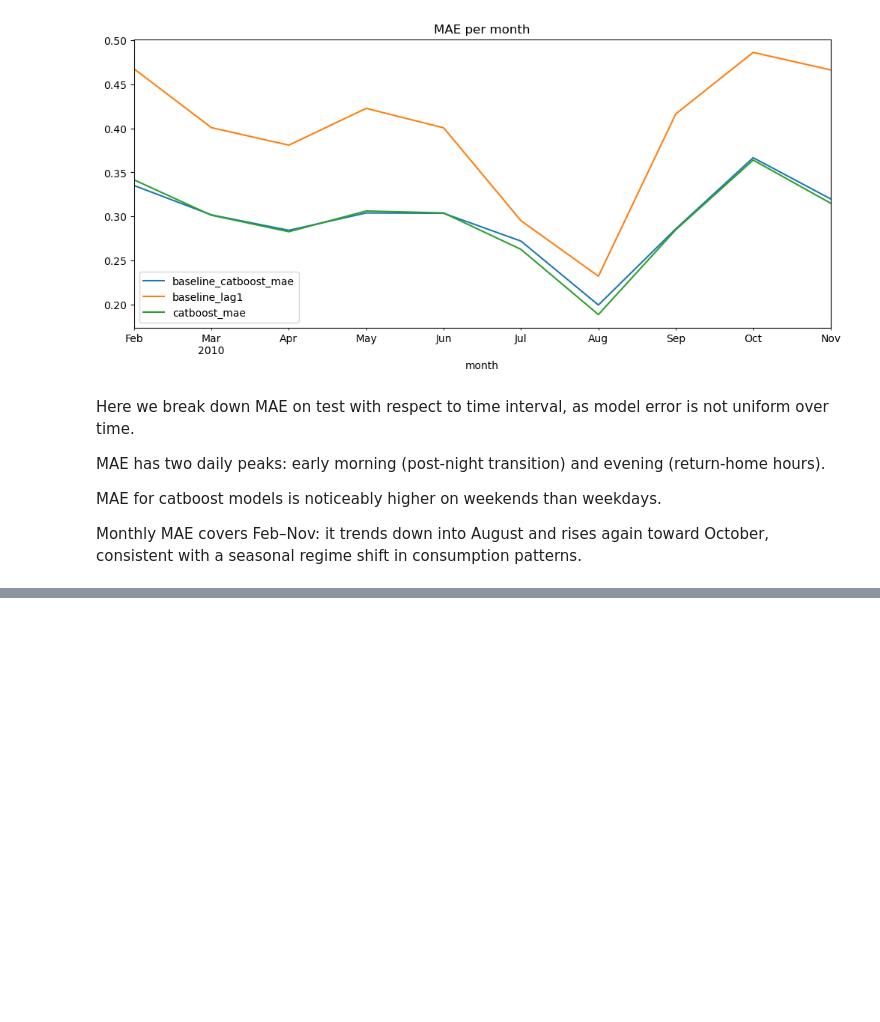
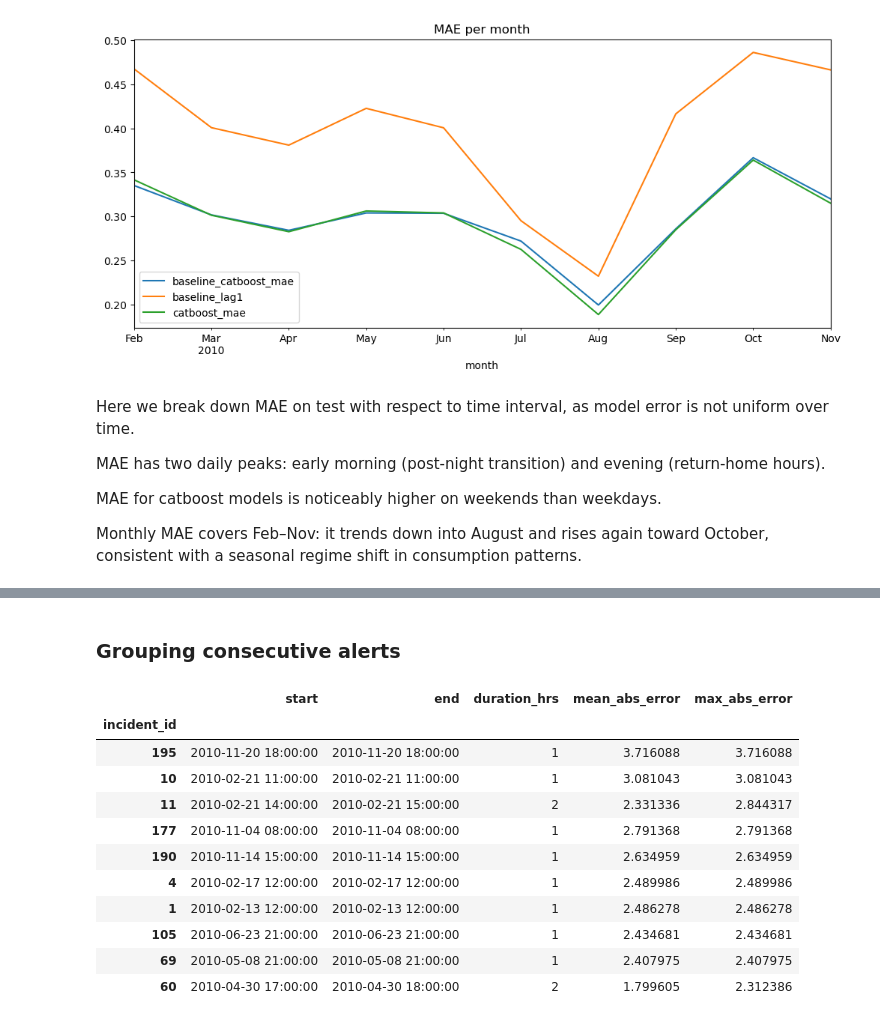
Before and after one commit to sysakm/housepower, a Jupyter notebook: report.ipynb, the cells around one changed output, grey strips where cells are left out. Saved outputs shown, nothing was run; the diff lists cells and outputs as text; code cells hidden in the pictures; blank space fills up the shorter version.

```diff
--- a/report.ipynb
+++ b/report.ipynb
@@ -124,0 +131,9 @@ Monthly MAE covers Feb–Nov: it trends down into August and rises again toward
+# %%
+MODEL = 'catboost_mae'
+Q = 0.95
+
+THRE = resid_df[
+    (resid_df['model_name'] == MODEL) &
+    (resid_df['subset'] == 'train')
+]['abs_resid'].quantile(Q)
+print(f'q95(train absolute error) = {THRE:.3f} kW')
@@ -124,0 +200,29 @@ Monthly MAE covers Feb–Nov: it trends down into August and rises again toward
+# %% [markdown]
+### Grouping consecutive alerts
+# %%
+alert_df = test_df[test_df['alert'] == 1].copy()
+alert_df['prev_hour'] = alert_df['hour'].shift(1)
+alert_df['gap_h'] = (alert_df['hour'] - alert_df['prev_hour']).dt.total_seconds() / 3600
+alert_df['new_incident'] = alert_df['gap_h'].isna() | (alert_df['gap_h'] > 1)
+alert_df['incident_id'] = alert_df['new_incident'].cumsum()
+alert_df = alert_df.groupby('incident_id').agg(
+    start=('hour', 'min'),
+    end=('hour', 'max'),
+    duration_hrs=('hour', 'size'),
+    mean_abs_error=('abs_resid', 'mean'),
+    max_abs_error=('abs_resid', 'max')
+)
+alert_df.sort_values('max_abs_error', ascending=False).head(10)
+# %% [output]
+|  | start | end | duration_hrs | mean_abs_error | max_abs_error |
+| incident_id |  |  |  |  |  |
+| 195 | 2010-11-20 18:00:00 | 2010-11-20 18:00:00 | 1 | 3.716088 | 3.716088 |
+| 10 | 2010-02-21 11:00:00 | 2010-02-21 11:00:00 | 1 | 3.081043 | 3.081043 |
+| 11 | 2010-02-21 14:00:00 | 2010-02-21 15:00:00 | 2 | 2.331336 | 2.844317 |
+| 177 | 2010-11-04 08:00:00 | 2010-11-04 08:00:00 | 1 | 2.791368 | 2.791368 |
+| 190 | 2010-11-14 15:00:00 | 2010-11-14 15:00:00 | 1 | 2.634959 | 2.634959 |
+| 4 | 2010-02-17 12:00:00 | 2010-02-17 12:00:00 | 1 | 2.489986 | 2.489986 |
+| 1 | 2010-02-13 12:00:00 | 2010-02-13 12:00:00 | 1 | 2.486278 | 2.486278 |
+| 105 | 2010-06-23 21:00:00 | 2010-06-23 21:00:00 | 1 | 2.434681 | 2.434681 |
+| 69 | 2010-05-08 21:00:00 | 2010-05-08 21:00:00 | 1 | 2.407975 | 2.407975 |
+| 60 | 2010-04-30 17:00:00 | 2010-04-30 18:00:00 | 2 | 1.799605 | 2.312386 |
```
Also changed, not shown: parts of 15 cells of this notebook.
